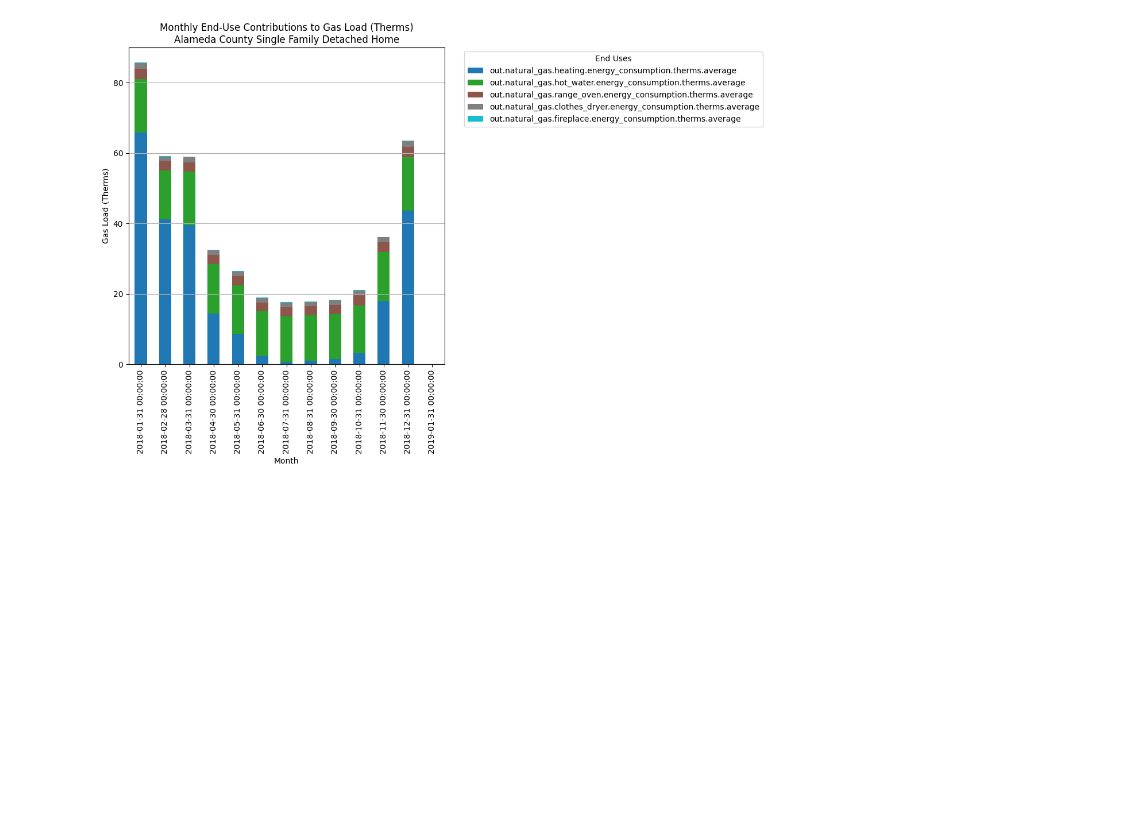
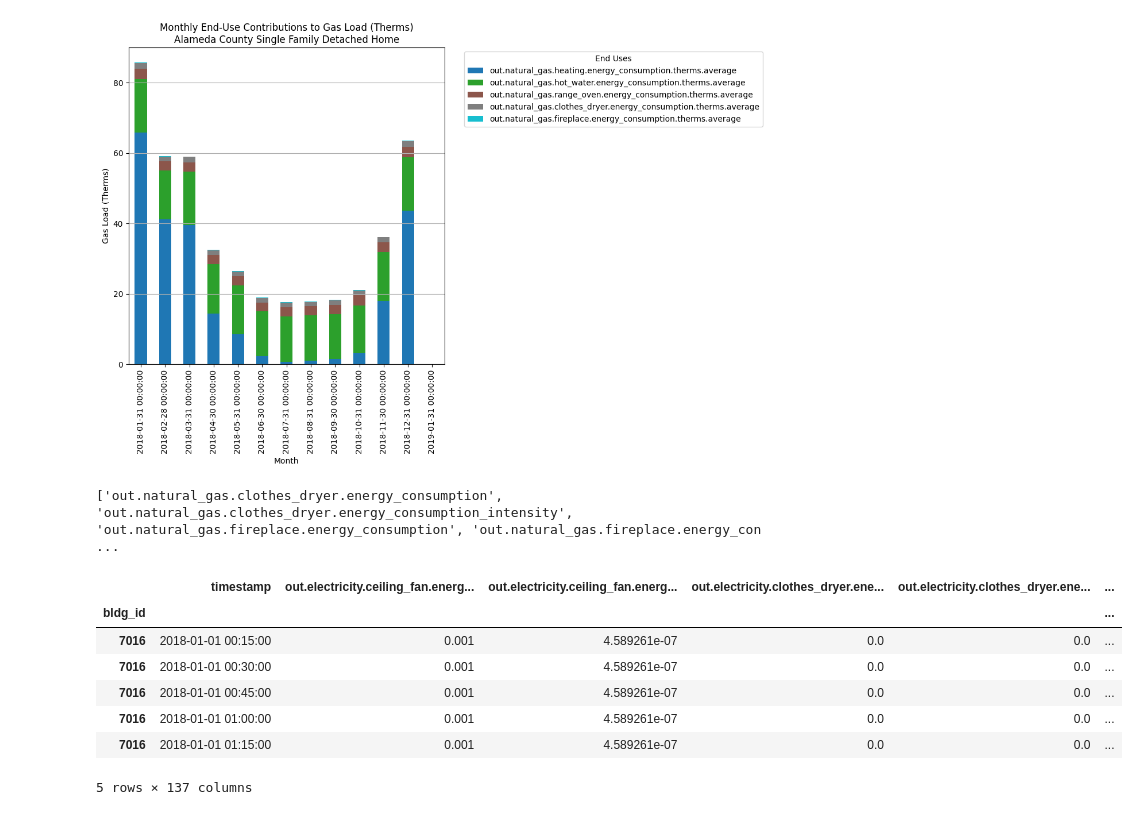
Before and after one commit to antiroyalty/california-electrification-costs, a Jupyter notebook: explore.ipynb, the cells around one changed output. Cells and saved outputs as stored; diff of their text form; code cells hidden in the pictures; blank space fills up the shorter version.

```diff
--- a/explore.ipynb
+++ b/explore.ipynb
@@ -74,3 +74,33 @@ plot_end_use_contributions(file_path, end_uses)
 # %% [output]
 [figure]
 [figure]
+# %%
+import pandas as pd
+
+parquet_file_path = "/Users/ana/Documents/Berkeley/CCAI/cost-of-solar-storage/data/baseline/single-family-detached/san-francisco/buildings/7016-0.parquet"
+
+df = pd.read_parquet(parquet_file_path)
+
+column_names = df.columns
+
+filtered_columns = [col for col in column_names if col.startswith("out.natural_gas")]
+
+print(filtered_columns)
+
+# csv_file_path = "/Users/ana/Documents/Berkeley/CCAI/cost-of-solar-storage/data/baseline/single-family-detached/san-francisco/buildings/7016-0.csv"
+
+# df.to_csv(csv_file_path, index=False)
+
+# print(f"Parquet file saved as CSV at: {csv_file_path}")
+
+df.head()
+# %% [output]
+['out.natural_gas.clothes_dryer.energy_consumption', 'out.natural_gas.clothes_dryer.energy_consumption_intensity', 'out.natural_gas.fireplace.energy_consumption', 'out.natural_gas.fireplace.energy_con ...
+|  | timestamp | out.electricity.ceiling_fan.energ... | out.electricity.ceiling_fan.energ... | out.electricity.clothes_dryer.ene... | out.electricity.clothes_dryer.ene... | ... |
+| bldg_id |  |  |  |  |  | ... |
+| 7016 | 2018-01-01 00:15:00 | 0.001 | 4.589261e-07 | 0.0 | 0.0 | ... |
+| 7016 | 2018-01-01 00:30:00 | 0.001 | 4.589261e-07 | 0.0 | 0.0 | ... |
+| 7016 | 2018-01-01 00:45:00 | 0.001 | 4.589261e-07 | 0.0 | 0.0 | ... |
+| 7016 | 2018-01-01 01:00:00 | 0.001 | 4.589261e-07 | 0.0 | 0.0 | ... |
+| 7016 | 2018-01-01 01:15:00 | 0.001 | 4.589261e-07 | 0.0 | 0.0 | ... |
+5 rows × 137 columns
```
Also changed, not shown: parts of 1 cell of this notebook, 10 other files.
